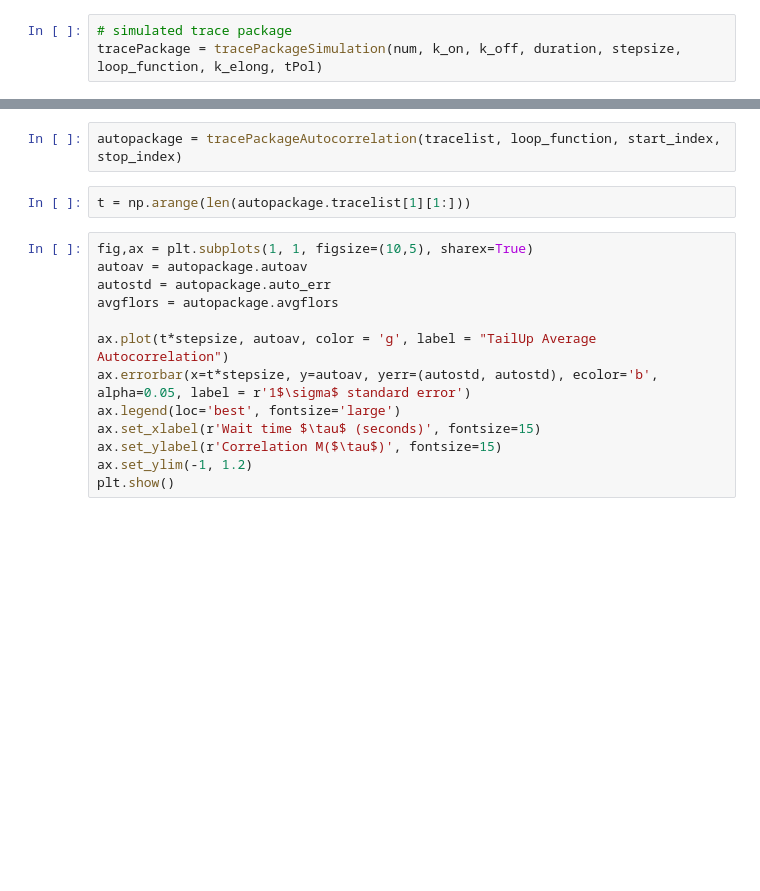
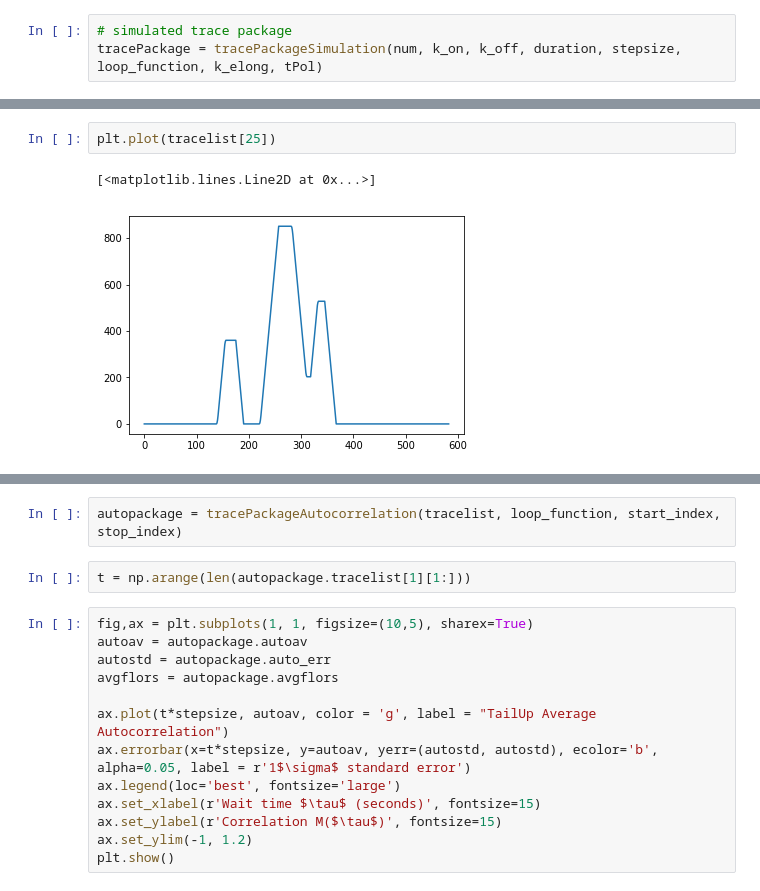
Before and after one commit to tlmakinen/bursting-IGMM, a Jupyter notebook: BurstPy/simulation-sandbox.ipynb, the cells around one changed output, grey strips where cells are left out. Saved outputs shown, nothing was run; the diff lists cells and outputs as text; blank space fills up the shorter version.

```diff
--- a/BurstPy/simulation-sandbox.ipynb
+++ b/BurstPy/simulation-sandbox.ipynb
@@ -38,3 +38,8 @@ len(tracelist[1])
+# %%
+plt.plot(tracelist[25])
+# %% [output]
+[<matplotlib.lines.Line2D at 0x...>]
+[figure, added]
 # %%
 plt.plot(np.mean(tracelist, axis=0), color='g', label='Mean Spot Intensity Over Time')
 plt.legend(loc='best', fontsize=15)
```
Also changed, not shown: parts of 24 cells of this notebook, 4 other files.
